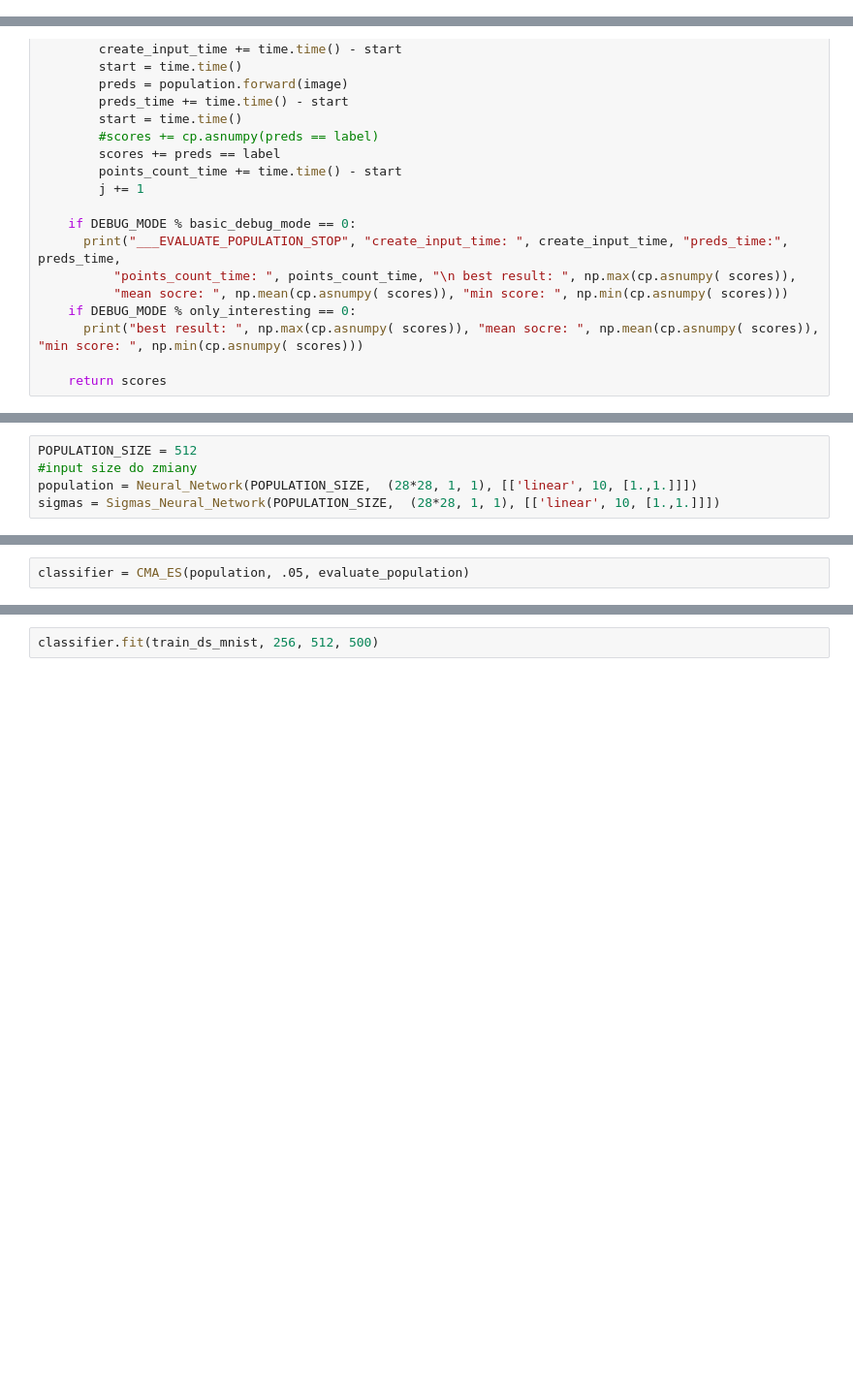
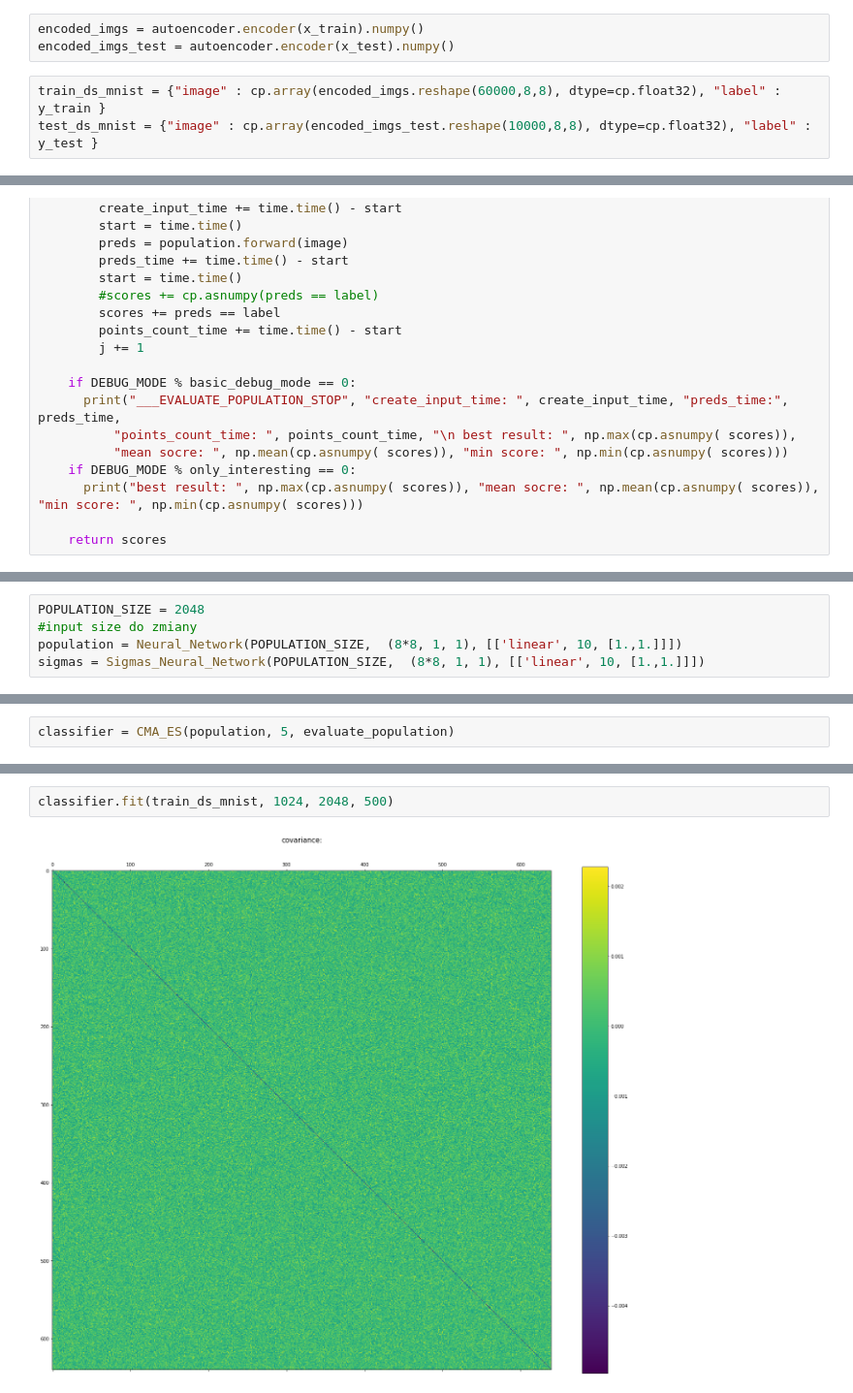
Before and after one commit to Neuvork/Engeneeringthesis, a Jupyter notebook: results.ipynb, the cells around one changed output, grey strips where cells are left out. Shown at 97% size. Saved outputs shown, nothing was run; the diff lists cells and outputs as text; blank space fills up the shorter version.

```diff
--- a/results.ipynb
+++ b/results.ipynb
@@ -43,3 +129,9 @@ test_ds_mnist = {"image" : cp.array(test_ds_mnist["image"]/255., dtype=cp.float3
+# %%
+encoded_imgs = autoencoder.encoder(x_train).numpy()
+encoded_imgs_test = autoencoder.encoder(x_test).numpy()
+# %%
+train_ds_mnist = {"image" : cp.array(encoded_imgs.reshape(60000,8,8), dtype=cp.float32), "label" : y_train }
+test_ds_mnist = {"image" : cp.array(encoded_imgs_test.reshape(10000,8,8), dtype=cp.float32), "label" : y_test }
 # %%
 def evaluate_population(population, train_ds):
     create_input_time = 0
@@ -76,5 +187,5 @@ def evaluate_population(population, train_ds):
 # %%
-POPULATION_SIZE = 512
+POPULATION_SIZE = 2048
 #input size do zmiany
-population = Neural_Network(POPULATION_SIZE,  (28*28, 1, 1), [['linear', 10, [1.,1.]]])
-sigmas = Sigmas_Neural_Network(POPULATION_SIZE,  (28*28, 1, 1), [['linear', 10, [1.,1.]]])
+population = Neural_Network(POPULATION_SIZE,  (8*8, 1, 1), [['linear', 10, [1.,1.]]])
+sigmas = Sigmas_Neural_Network(POPULATION_SIZE,  (8*8, 1, 1), [['linear', 10, [1.,1.]]])
@@ -81,2 +195,2 @@ sigmas = Sigmas_Neural_Network(POPULATION_SIZE,  (28*28, 1, 1), [['linear', 10,
 # %%
-classifier = CMA_ES(population, .05, evaluate_population)
+classifier = CMA_ES(population, 5, evaluate_population)
@@ -83,2 +207,4 @@ classifier = CMA_ES(population, .05, evaluate_population)
 # %%
-classifier.fit(train_ds_mnist, 256, 512, 500)
+classifier.fit(train_ds_mnist, 1024, 2048, 500)
+# %% [output]
+[figure, added]
```
Also changed, not shown: parts of 11 cells of this notebook, 3 other files.
